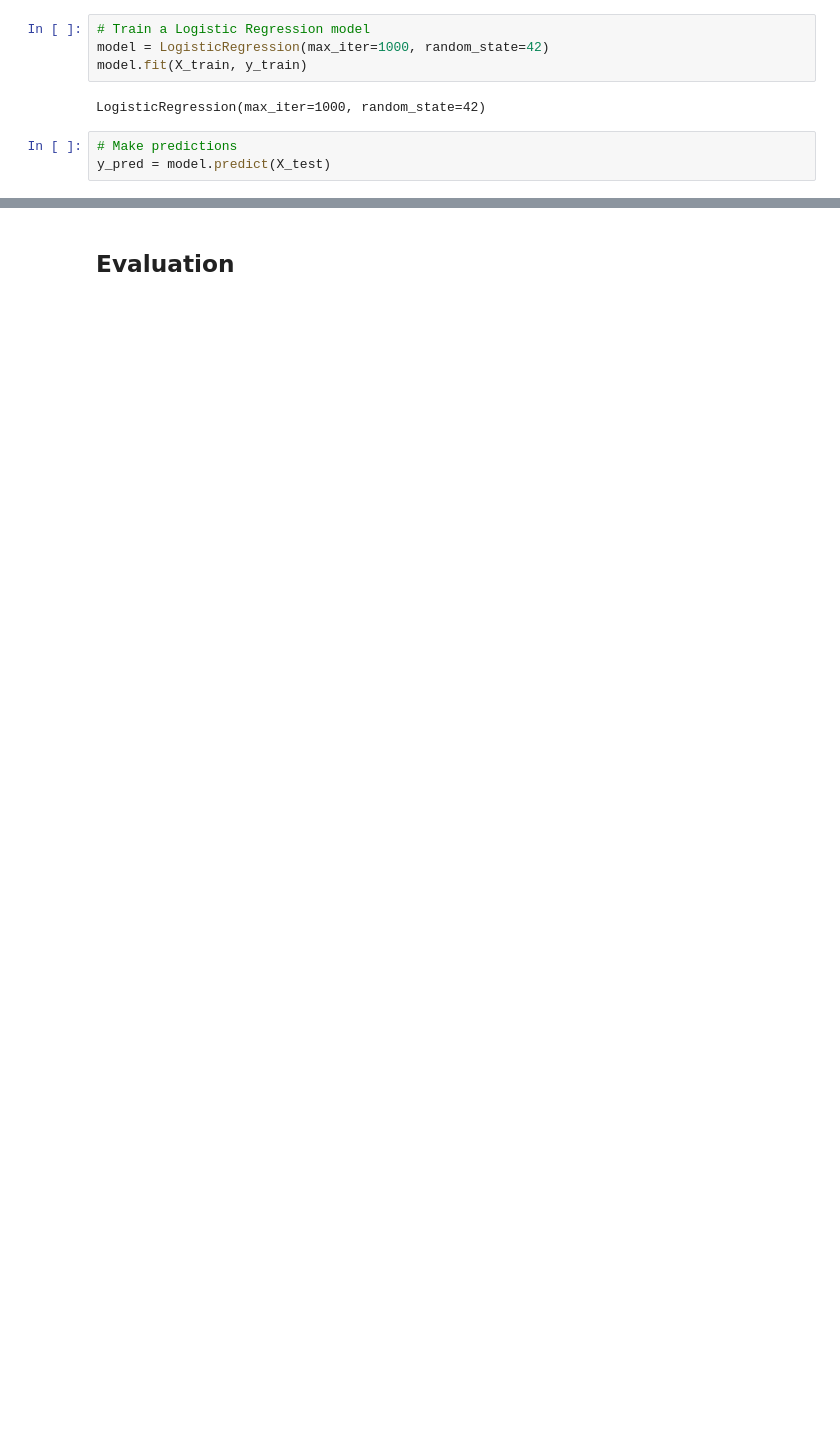
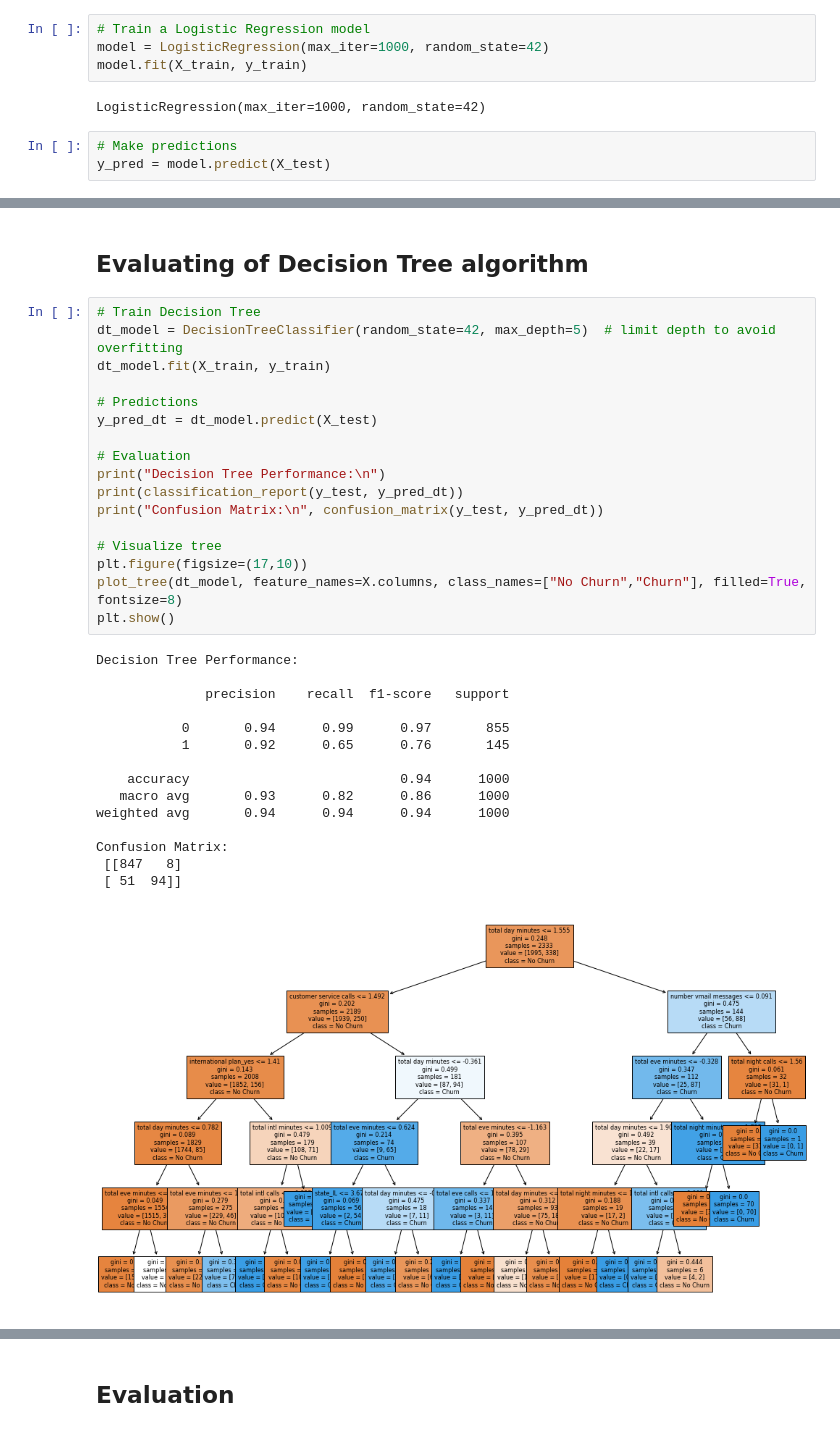
Before and after one commit to tolly00/Phase-3-project, a Jupyter notebook: index.ipynb, the cells around one changed output, grey strips where cells are left out. Saved outputs shown, nothing was run; the diff lists cells and outputs as text; blank space fills up the shorter version.

```diff
--- a/index.ipynb
+++ b/index.ipynb
@@ -333,0 +329,35 @@ plt.show()
+# %% [markdown]
+## Evaluating of Decision Tree algorithm
+# %%
+# Train Decision Tree
+dt_model = DecisionTreeClassifier(random_state=42, max_depth=5)  # limit depth to avoid overfitting
+dt_model.fit(X_train, y_train)
+
+# Predictions
+y_pred_dt = dt_model.predict(X_test)
+
+# Evaluation
+print("Decision Tree Performance:\n")
+print(classification_report(y_test, y_pred_dt))
+print("Confusion Matrix:\n", confusion_matrix(y_test, y_pred_dt))
+
+# Visualize tree
+plt.figure(figsize=(17,10))
+plot_tree(dt_model, feature_names=X.columns, class_names=["No Churn","Churn"], filled=True, fontsize=8)
+plt.show()
+# %% [output]
+Decision Tree Performance:
+
+              precision    recall  f1-score   support
+
+           0       0.94      0.99      0.97       855
+           1       0.92      0.65      0.76       145
+
+    accuracy                           0.94      1000
+   macro avg       0.93      0.82      0.86      1000
+weighted avg       0.94      0.94      0.94      1000
+
+Confusion Matrix:
+ [[847   8]
+ [ 51  94]]
+[figure, added]
```
Also changed, not shown: parts of 12 cells of this notebook, 5 other files.
